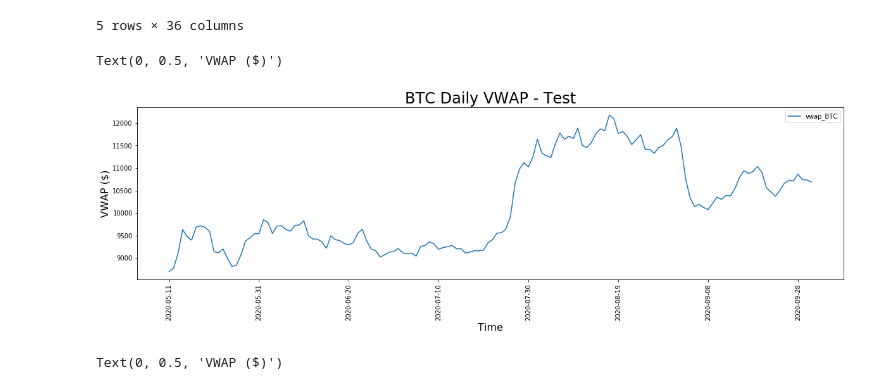
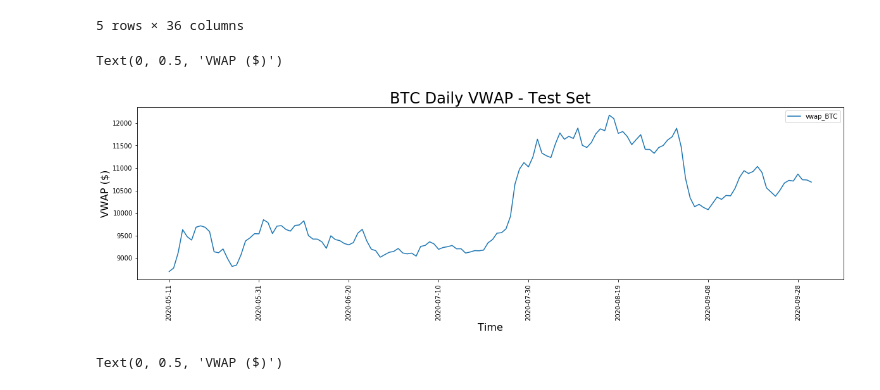
Before and after one commit to hank-butler/Third-Capstone, a Jupyter notebook: Third_Capstone_Modeling.ipynb, the cells around one changed output. Cells and saved outputs as stored; diff of their text form; code cells hidden in the pictures.

```diff
--- a/Third_Capstone_Modeling.ipynb
+++ b/Third_Capstone_Modeling.ipynb
@@ -111,13 +102,13 @@ df_test.head()
 5 rows × 36 columns
 # %%
 df_test.plot(y=['vwap_BTC'], figsize = (20, 5))
-plt.title('BTC Daily VWAP - Test', size = 24)
+plt.title('BTC Daily VWAP - Test Set', size = 24)
 plt.xlabel("Time", size = 16)
 plt.xticks(rotation = 90)
 plt.ylabel("VWAP ($)", size = 16)
 # %% [output]
 Text(0, 0.5, 'VWAP ($)')
-[figure, old version]
+[figure, new version]
 # %%
 df.plot(y=['vwap_BTC'], figsize=(20, 5))
 plt.title("BTC Daily VWAP - Training", size = 24)
```
Also changed, not shown: parts of 96 cells of this notebook.
